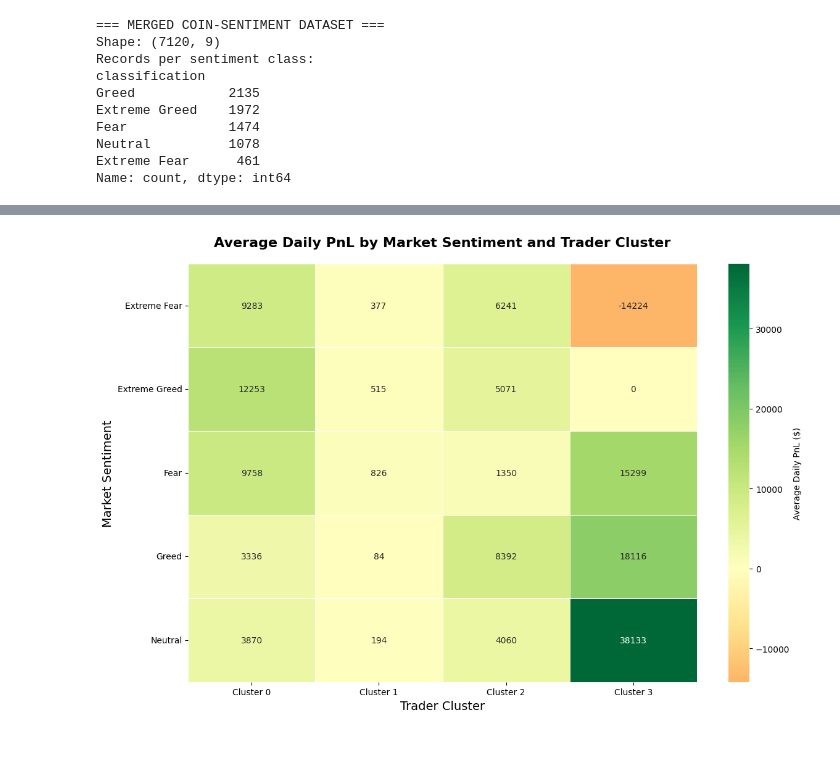
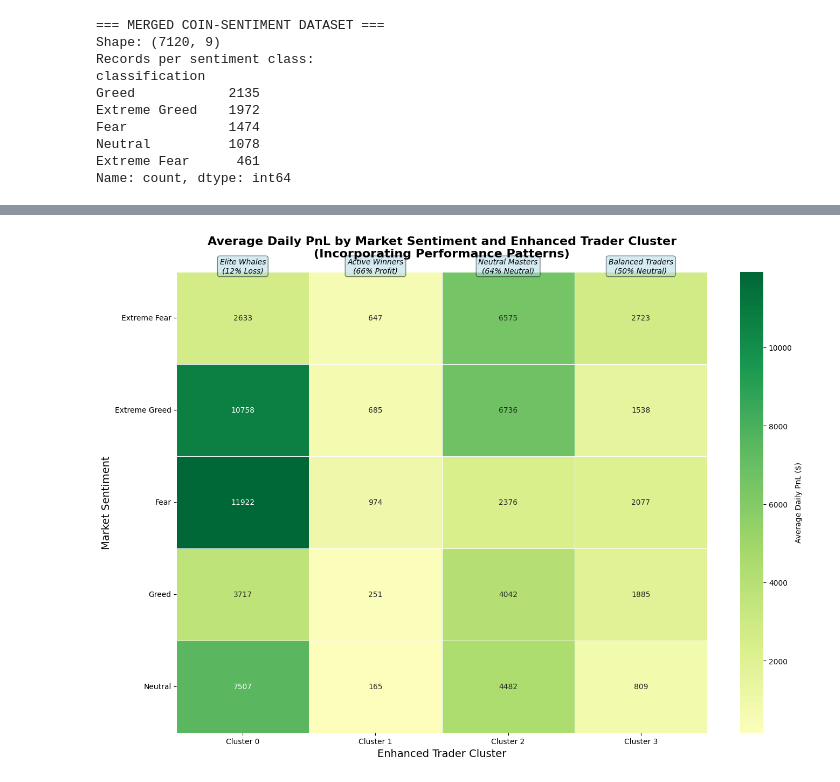
Before and after one commit to sumitpatel-2322/Trading_behaviour, a Jupyter notebook: notebooks/03_Relation.ipynb, the cells around one changed output, grey strips where cells are left out. Cells and saved outputs as stored; diff of their text form; code cells hidden in the pictures; blank space fills up the shorter version.

```diff
--- a/notebooks/03_Relation.ipynb
+++ b/notebooks/03_Relation.ipynb
@@ -402,39 +479,46 @@ plt.show()
 # %%
-import pandas as pd
-import seaborn as sns
-
-# Create the pivot table from your results
+# Create the pivot table from your NEW enhanced clustering results
 sentiment_performance_data = {
-    'Extreme Fear': [9282.74, 376.84, 6241.48, -14224.36],
-    'Extreme Greed': [12252.65, 514.70, 5071.05, 0.00],
-    'Fear': [9758.50, 825.68, 1350.22, 15298.59],
-    'Greed': [3336.02, 83.97, 8391.59, 18116.41],
-    'Neutral': [3869.91, 193.86, 4060.40, 38133.05]
+    'Extreme Fear': [2633.01, 647.12, 6574.97, 2723.00],
+    'Extreme Greed': [10757.80, 684.74, 6735.67, 1538.43],
+    'Fear': [11922.01, 974.15, 2375.64, 2077.12],
+    'Greed': [3716.89, 251.07, 4042.29, 1885.36],
+    'Neutral': [7506.53, 165.48, 4482.29, 809.28]
 }
 
 # Create DataFrame
 sentiment_df = pd.DataFrame(sentiment_performance_data,
                         index=['Cluster 0', 'Cluster 1', 'Cluster 2', 'Cluster 3'])
 
-# Create heatmap
-plt.figure(figsize=(12, 8))
+# Create enhanced heatmap
+plt.figure(figsize=(14, 10))
 heatmap = sns.heatmap(sentiment_df.T,
                     annot=True,
                     fmt='.0f',
                     cmap='RdYlGn',
                     center=0,
                     cbar_kws={'label': 'Average Daily PnL ($)'},
                     linewidths=0.5,
                     linecolor='white')
 
-plt.title('Average Daily PnL by Market Sentiment and Trader Cluster',
+plt.title('Average Daily PnL by Market Sentiment and Enhanced Trader Cluster\n(Incorporating Performance Patterns)',
         fontsize=16, fontweight='bold', pad=20)
-plt.xlabel('Trader Cluster', fontsize=14)
+plt.xlabel('Enhanced Trader Cluster', fontsize=14)
 plt.ylabel('Market Sentiment', fontsize=14)
 plt.xticks(rotation=0)
 plt.yticks(rotation=0)
+
+# Add cluster annotations
+cluster_labels = ['Elite Whales\n(12% Loss)', 'Active Winners\n(66% Profit)',
+                'Neutral Masters\n(64% Neutral)', 'Balanced Traders\n(50% Neutral)']
+ax = plt.gca()
+for i, label in enumerate(cluster_labels):
+    ax.text(i+0.5, -0.15, label, ha='center', va='top', transform=ax.transData,
+            fontsize=10, style='italic', bbox=dict(boxstyle='round,pad=0.3',
+            facecolor='lightblue', alpha=0.5))
+
 plt.tight_layout()
 plt.show()
 # %% [output]
-[figure, old version]
+[figure, new version]
 # %%
```
Also changed, not shown: parts of 18 cells of this notebook.
